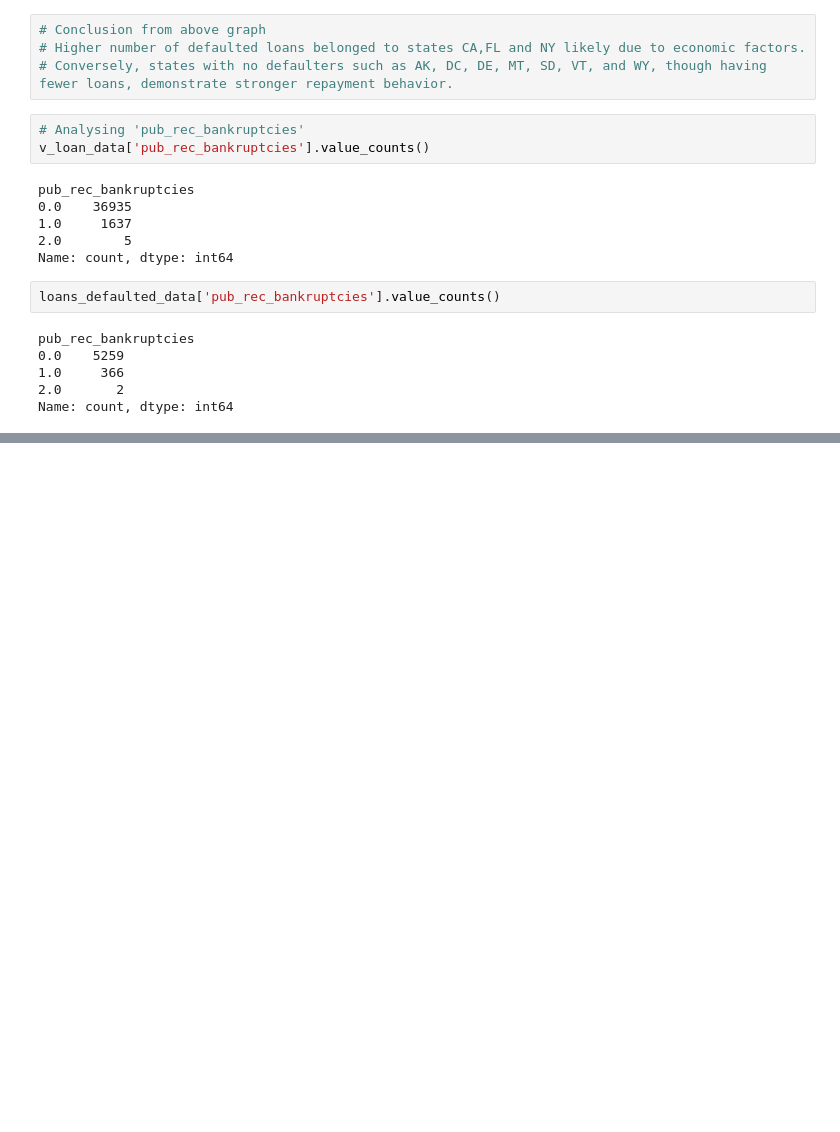
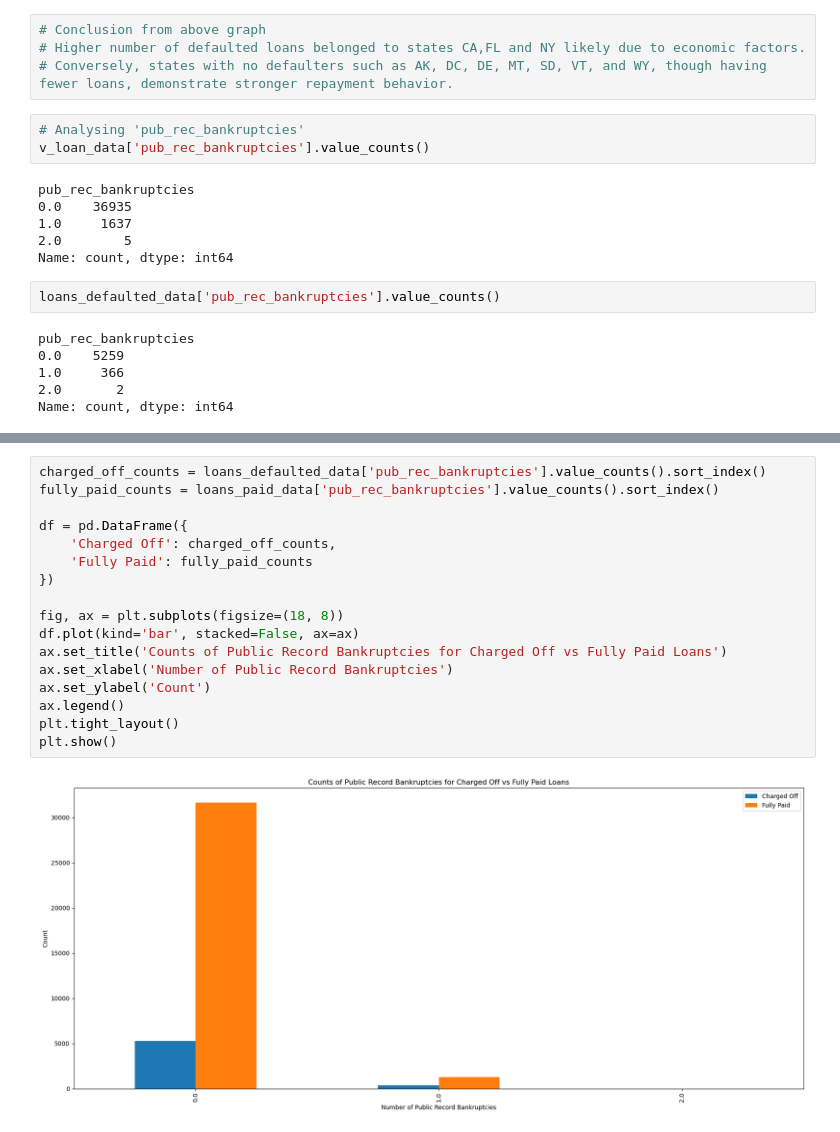
Before and after one commit to Rawoof821/LendingclubCaseStudy, a Jupyter notebook: Neha_Rawoof_LendingCaseStudy.ipynb, the cells around one changed output, grey strips where cells are left out. Drawn from its saved outputs; the diff is of its cells as text; blank space fills up the shorter version.

Commit message:
Analysis for pub_rec_bankruptcies added.

```diff
--- a/Neha_Rawoof_LendingCaseStudy.ipynb
+++ b/Neha_Rawoof_LendingCaseStudy.ipynb
@@ -1704,0 +1713,19 @@ Name: count, dtype: int64
+# %%
+charged_off_counts = loans_defaulted_data['pub_rec_bankruptcies'].value_counts().sort_index()
+fully_paid_counts = loans_paid_data['pub_rec_bankruptcies'].value_counts().sort_index()
+
+df = pd.DataFrame({
+    'Charged Off': charged_off_counts,
+    'Fully Paid': fully_paid_counts
+})
+
+fig, ax = plt.subplots(figsize=(18, 8))
+df.plot(kind='bar', stacked=False, ax=ax)
+ax.set_title('Counts of Public Record Bankruptcies for Charged Off vs Fully Paid Loans')
+ax.set_xlabel('Number of Public Record Bankruptcies')
+ax.set_ylabel('Count')
+ax.legend()
+plt.tight_layout()
+plt.show()
+# %% [output]
+[figure, added]
```
Also changed, not shown: parts of 2 cells of this notebook.
